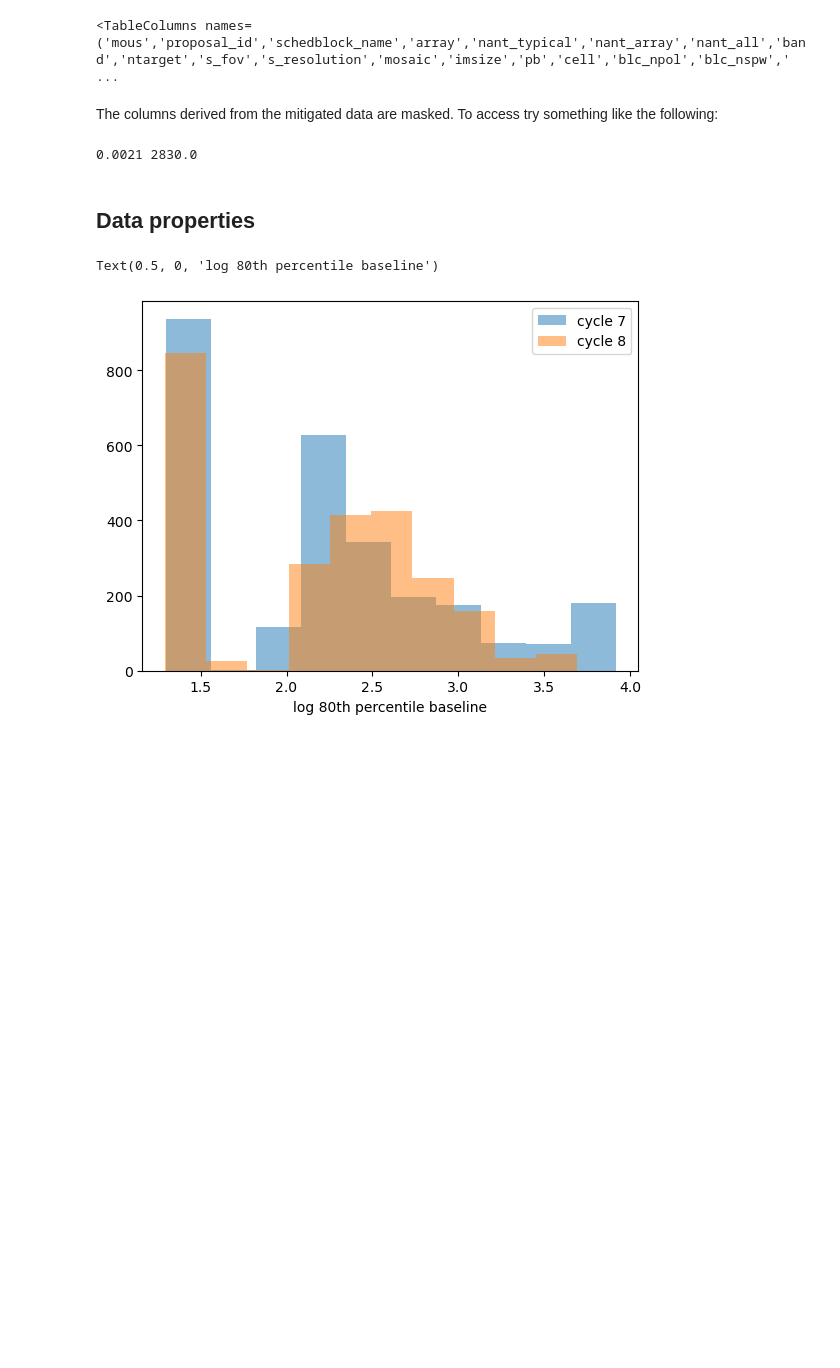
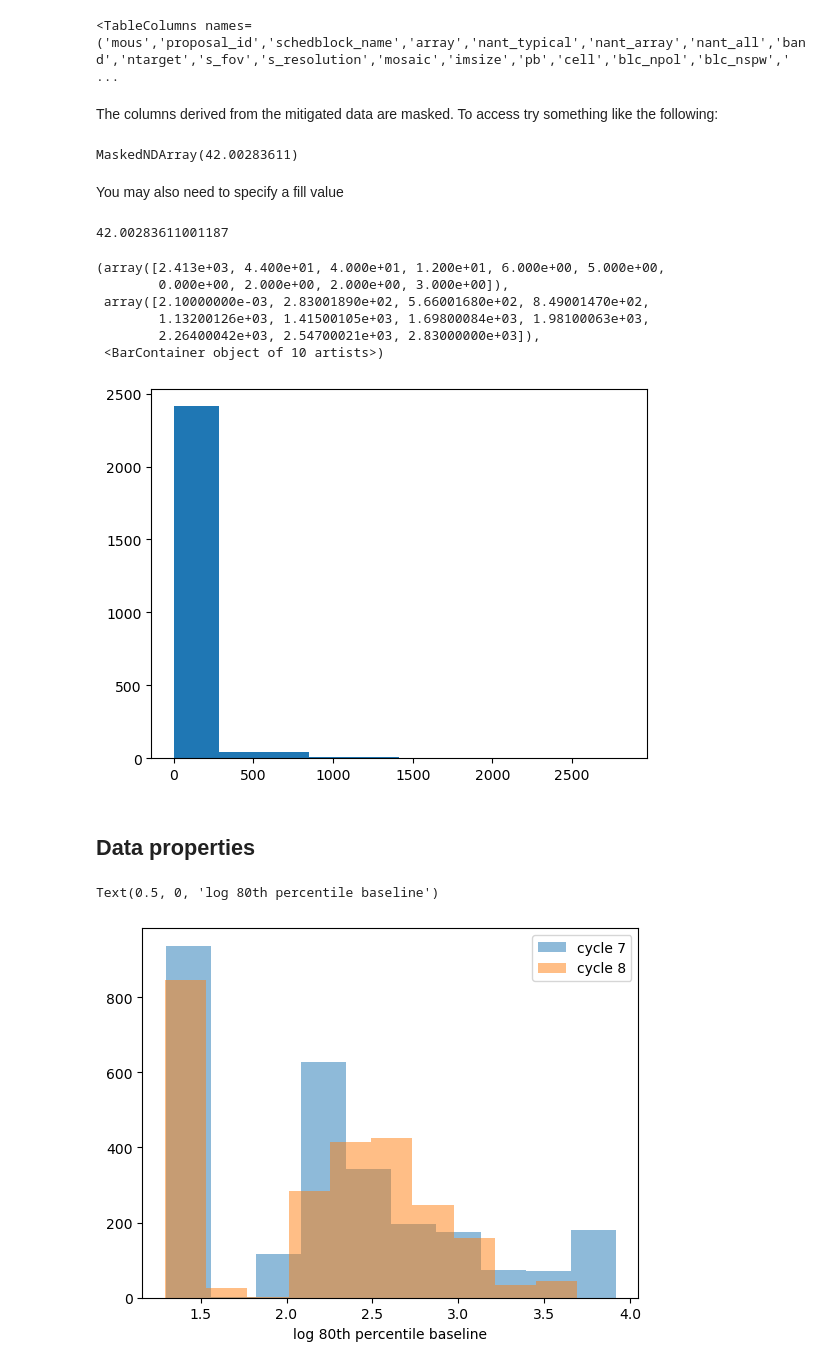
Before and after one commit to aakepley/big-cubes, a Jupyter notebook: WSU_Impact_Example.ipynb, the cells around one changed output. Drawn from its saved outputs; the diff is of its cells as text; code cells hidden in the pictures; blank space fills up the shorter version.

```diff
--- a/WSU_Impact_Example.ipynb
+++ b/WSU_Impact_Example.ipynb
@@ -87,10 +69,25 @@ result_c8_mous.columns
 # %% [markdown]
 The columns derived from the mitigated data are masked. To access try something like the following:
 # %%
-x = result_c7_mous['predcubesize'].value
-print(np.min(x[~x.mask].data), np.max(x[~x.mask].data))
+np.mean(result_c7_mous['predcubesize'].value)
 # %% [output]
-0.0021 2830.0
+MaskedNDArray(42.00283611)
+# %% [markdown]
+You may also need to specify a fill value
+# %%
+np.nanmean(result_c7_mous['predcubesize'].value.filled(np.nan))
+# %% [output]
+42.00283611001187
+# %%
+plt.hist(result_c7_mous['predcubesize'].value.filled(np.nan))
+# %% [output]
+(array([2.413e+03, 4.400e+01, 4.000e+01, 1.200e+01, 6.000e+00, 5.000e+00,
+        0.000e+00, 2.000e+00, 2.000e+00, 3.000e+00]),
+ array([2.10000000e-03, 2.83001890e+02, 5.66001680e+02, 8.49001470e+02,
+        1.13200126e+03, 1.41500105e+03, 1.69800084e+03, 1.98100063e+03,
+        2.26400042e+03, 2.54700021e+03, 2.83000000e+03]),
+ <BarContainer object of 10 artists>)
+[figure, added]
 # %% [markdown]
 ## Data properties
 # %%
```
Also changed, not shown: parts of 5 cells of this notebook, 2 other files.
